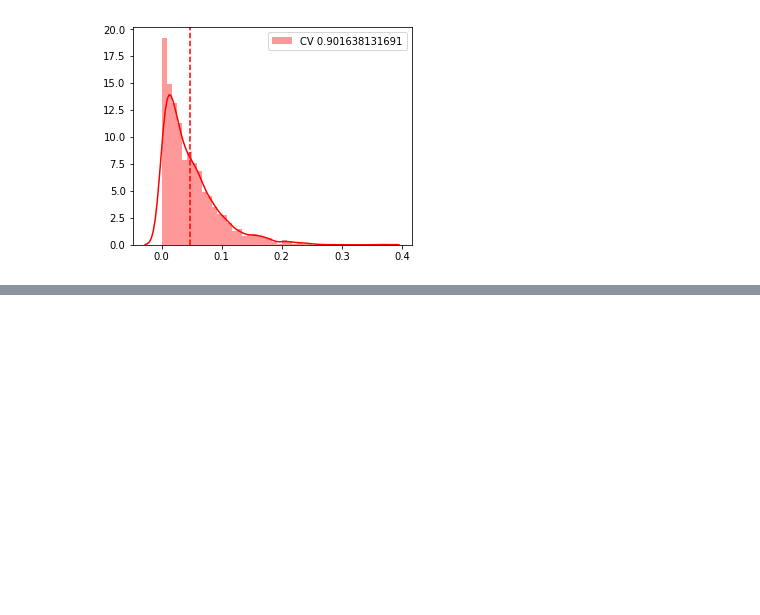
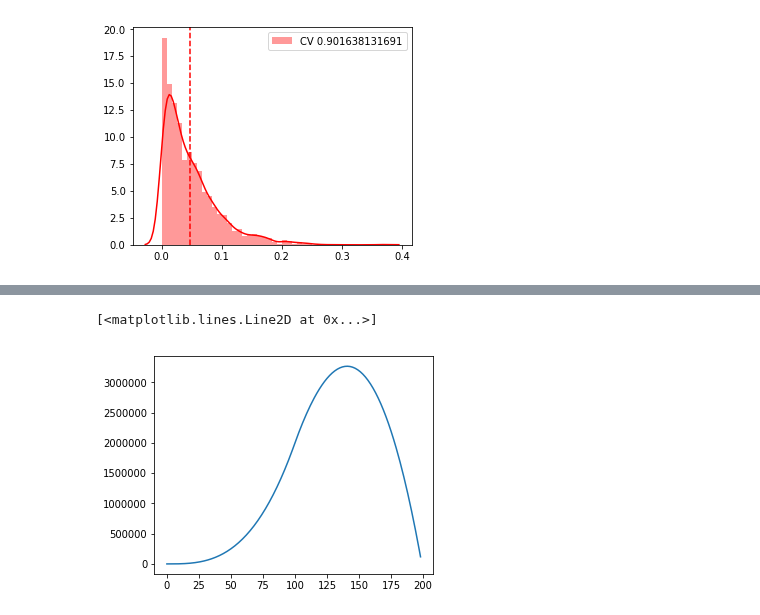
Before and after one commit to dcrankshaw/plots-model-comp-paper, a Jupyter notebook: plotting/Exponential_dists.ipynb, the cells around one changed output, grey strips where cells are left out. Saved outputs shown, nothing was run; the diff lists cells and outputs as text; code cells hidden in the pictures; blank space fills up the shorter version.

```diff
--- a/plotting/Exponential_dists.ipynb
+++ b/plotting/Exponential_dists.ipynb
@@ -168,0 +197,5 @@ plt.grid(True)
+# %%
+plt.plot(np.convolve(np.arange(100)*4, np.arange(100)*3))
+# %% [output]
+[<matplotlib.lines.Line2D at 0x...>]
+[figure, added]
```
Also changed, not shown: parts of 9 cells of this notebook.
